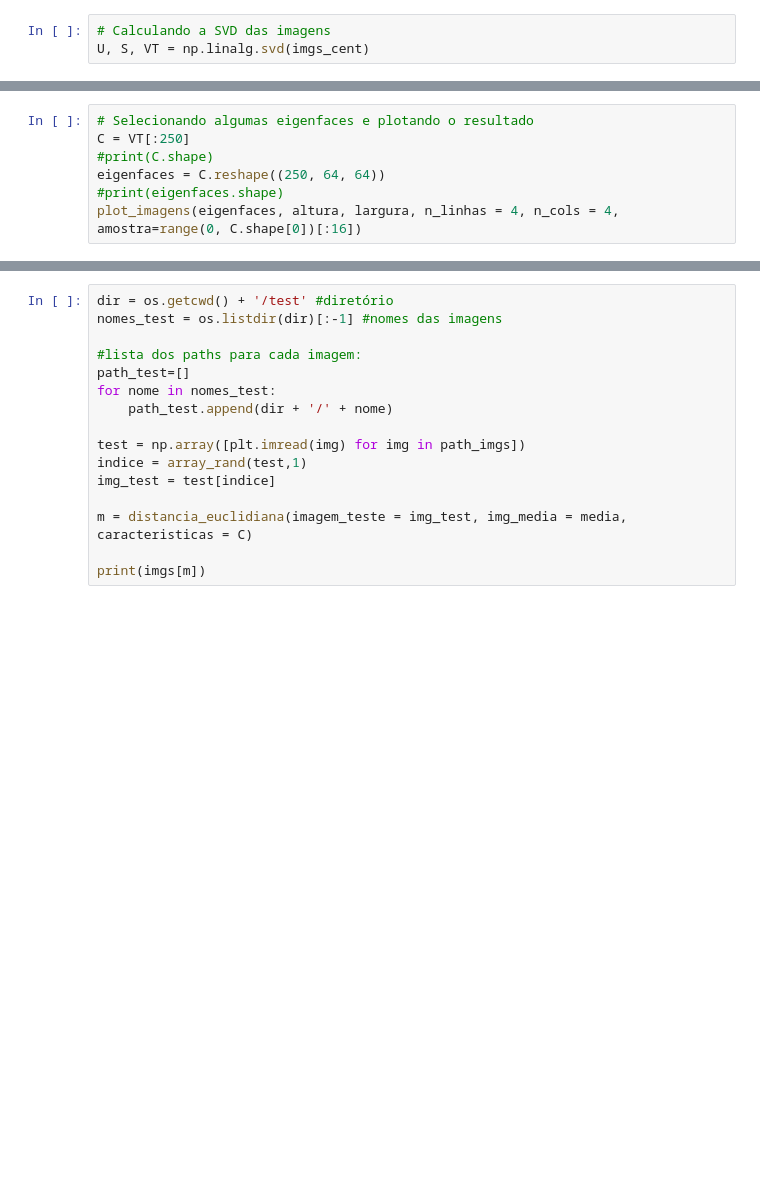
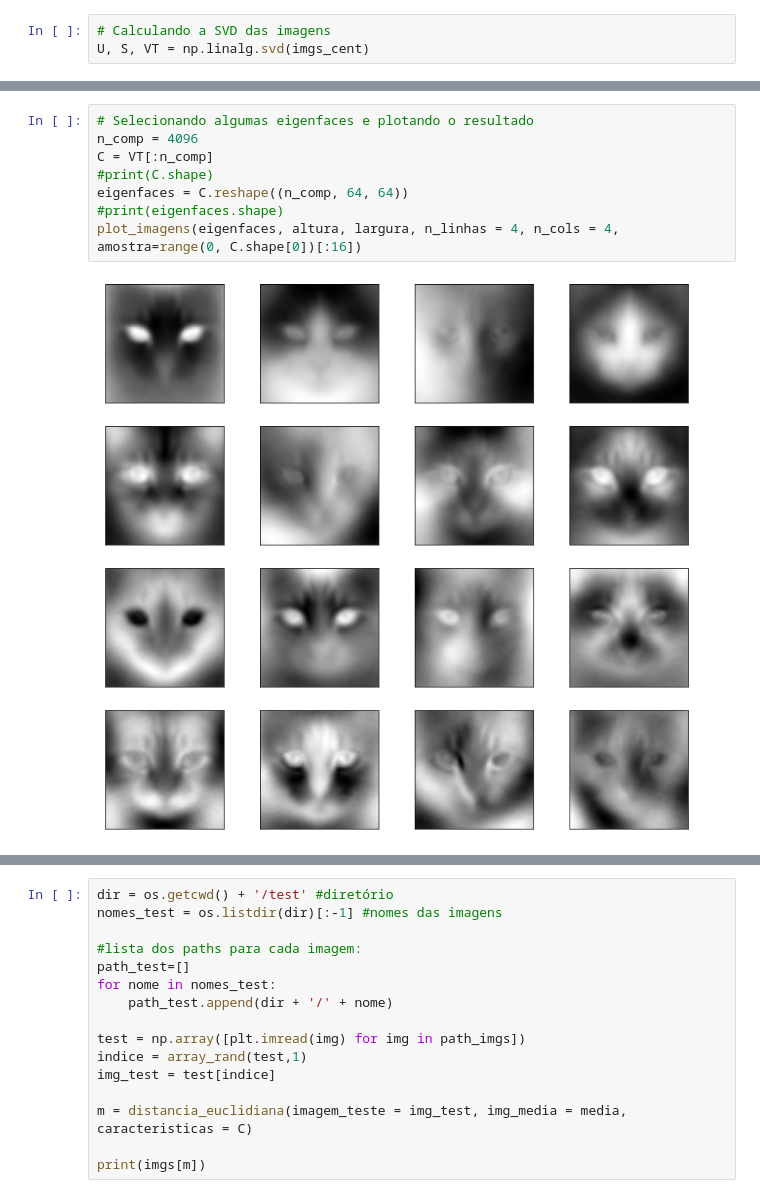
Before and after one commit to Perez-Amanda/Eigenfaces_Algebra_Linear, a Jupyter notebook: cats_eigenfaces.ipynb, the cells around one changed output, grey strips where cells are left out. Saved outputs shown, nothing was run; the diff lists cells and outputs as text; blank space fills up the shorter version.

```diff
--- a/cats_eigenfaces.ipynb
+++ b/cats_eigenfaces.ipynb
@@ -107,7 +128,10 @@ np.allclose(U.dot(S0.dot(VT)), imgs_cent) # Para confirmar se deu certo
 # %%
 # Selecionando algumas eigenfaces e plotando o resultado
-C = VT[:250]
+n_comp = 4096
+C = VT[:n_comp]
 #print(C.shape)
-eigenfaces = C.reshape((250, 64, 64))
+eigenfaces = C.reshape((n_comp, 64, 64))
 #print(eigenfaces.shape)
 plot_imagens(eigenfaces, altura, largura, n_linhas = 4, n_cols = 4, amostra=range(0, C.shape[0])[:16])
+# %% [output]
+[figure, added]
```
Also changed, not shown: parts of 22 cells of this notebook, 28 other files.
